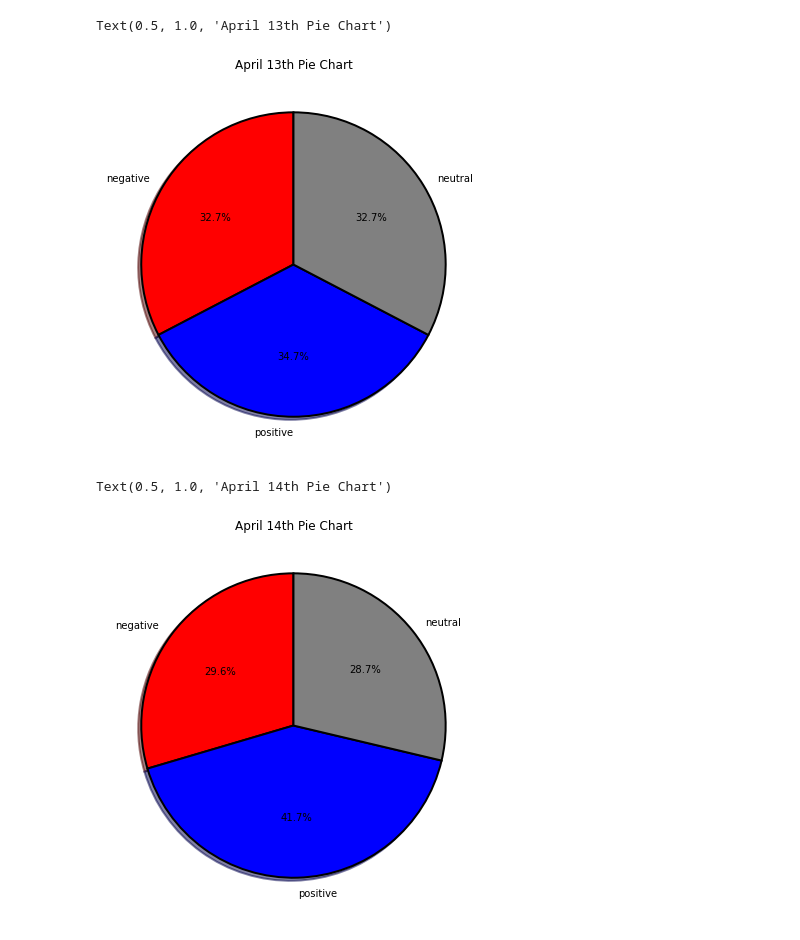
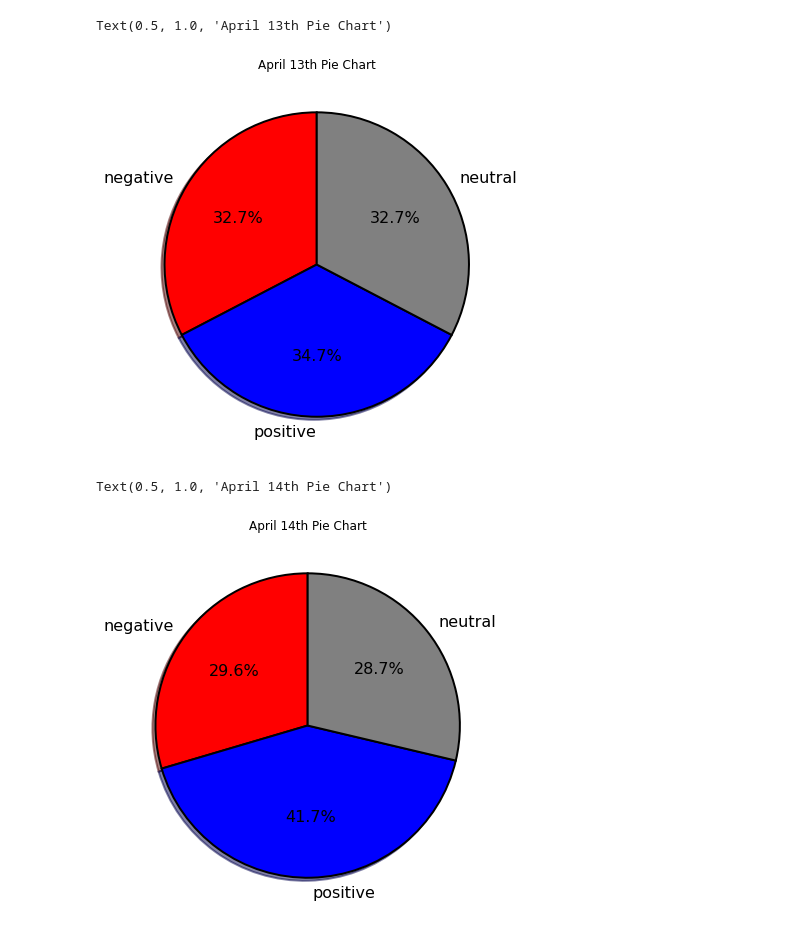
Before and after one commit to jthoma25/Biden_Approval, a Jupyter notebook: Plotting Analysis.ipynb, the cells around one changed output. Saved outputs shown, nothing was run; the diff lists cells and outputs as text; code cells hidden in the pictures.

```diff
--- a/Plotting Analysis.ipynb
+++ b/Plotting Analysis.ipynb
@@ -23,20 +24,20 @@ def func(pct, allvalues):
 # %%
 #Plot
 fig, ax = plt.subplots(figsize = (10, 7))
 wedges, texts, autotexts = ax.pie(number, autopct = lambda pct: func(pct, number),
                                  labels = Type_of_tweet,
                                  colors = colors,
                                  shadow = True,
                                  startangle = 90,
                                  wedgeprops = wedge,
-                                 textprops = dict(color = "black"))
+                                 textprops = dict(color = "black")  and {'fontsize': 16})
 
 ax.set_title("April 13th Pie Chart")
 #plt.pie(number, labels = Type_of_tweet)
 plt.show()
 # %% [output]
 Text(0.5, 1.0, 'April 13th Pie Chart')
-[figure, old version]
+[figure, new version]
 # %%
 ######## APRIL 14th PIE CHART ##############
 
@@ -63,14 +64,14 @@ wedges, texts, autotexts = ax.pie(number, autopct = lambda pct: func(pct, number
                                  shadow = True,
                                  startangle = 90,
                                  wedgeprops = wedge,
-                                 textprops = dict(color = "black"))
+                                 textprops = dict(color = "black") and {'fontsize': 16})
 
 ax.set_title("April 14th Pie Chart")
 #plt.pie(number, labels = Type_of_tweet)
 plt.show()
 # %% [output]
 Text(0.5, 1.0, 'April 14th Pie Chart')
-[figure, old version]
+[figure, new version]
 # %%
 ######## APRIL 15th PIE CHART ##############
 
```
Also changed, not shown: parts of 19 cells of this notebook.
